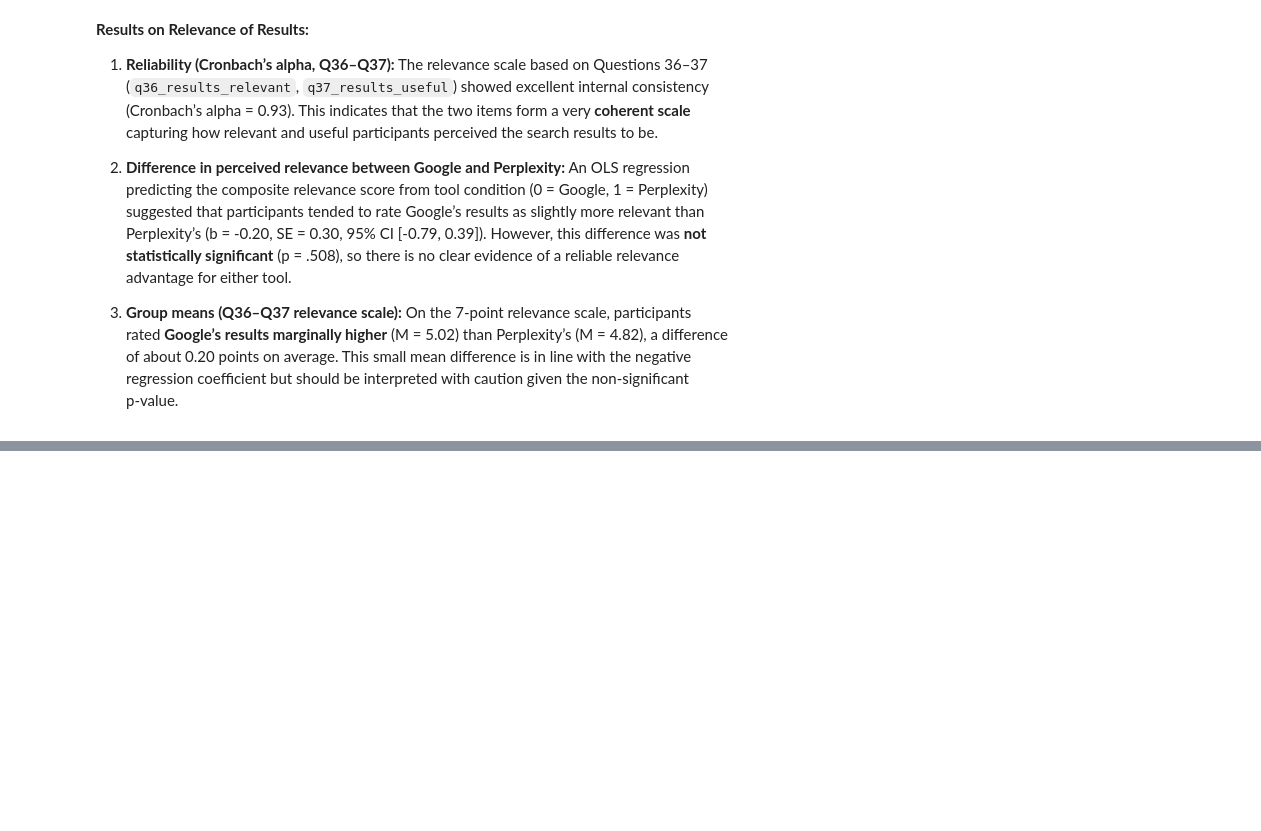
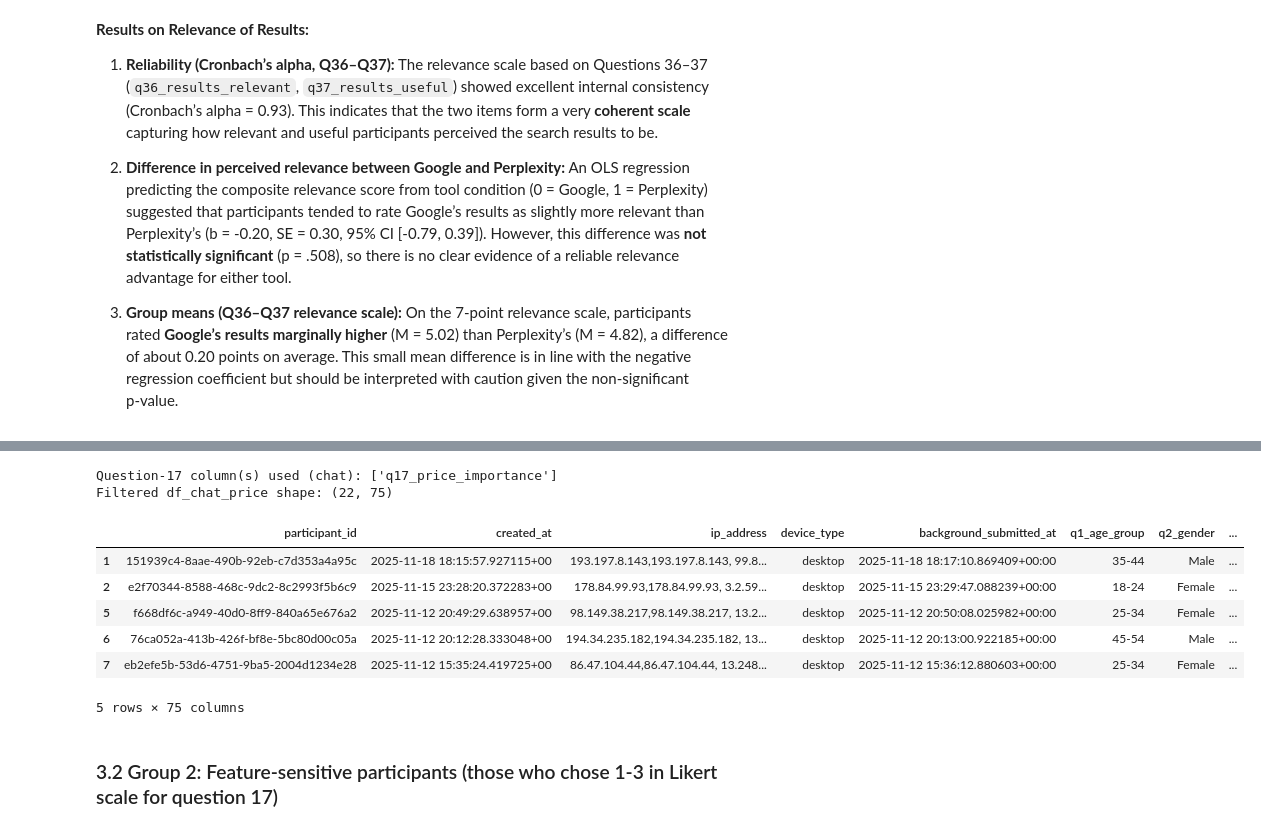
Before and after one commit to kaki1995/Advanced-Project-Study-TUM-GG-Istanbul, a Jupyter notebook: regression_analysis.ipynb, the cells around one changed output, grey strips where cells are left out. Drawn from its saved outputs; the diff is of its cells as text; code cells hidden in the pictures; blank space fills up the shorter version.

Commit message:
Update regression analysis and filtered Google exports

```diff
--- a/regression_analysis.ipynb
+++ b/regression_analysis.ipynb
@@ -545,0 +585,34 @@ Name: results_relevance_mean, dtype: float64
+# %%
+# Filter participants in df_chat_surveys who answered 5-7 on question 17
+
+# find candidate columns for question 17 in chat dataset
+q17_chat_cols = [c for c in df_chat_surveys.columns if 'q17' in c.lower() or 'question17' in c.lower()]
+
+if not q17_chat_cols:
+    raise KeyError("No column matching 'q17' or 'question17' found in df_chat_surveys. Available columns:\n" +
+                   ", ".join(df_chat_surveys.columns.tolist()))
+
+# If there's a single matching column, filter on that; if multiple, keep rows where any of them is in 5..7
+if len(q17_chat_cols) == 1:
+    q17_chat_col = q17_chat_cols[0]
+    df_chat_price = df_chat_surveys[df_chat_surveys[q17_chat_col].between(5, 7)].copy()
+else:
+    df_chat_price = df_chat_surveys[
+        df_chat_surveys[q17_chat_cols].apply(lambda row: row.between(5, 7), axis=1).any(axis=1)
+    ].copy()
+
+print(f"Question-17 column(s) used (chat): {q17_chat_cols}")
+print(f"Filtered df_chat_price shape: {df_chat_price.shape}")
+df_chat_price.head()
+# %% [output]
+Question-17 column(s) used (chat): ['q17_price_importance']
+Filtered df_chat_price shape: (22, 75)
+|  | participant_id | created_at | ip_address | device_type | background_submitted_at | q1_age_group | q2_gender | ... |
+| 1 | 151939c4-8aae-490b-92eb-c7d353a4a95c | 2025-11-18 18:15:57.927115+00 | 193.197.8.143,193.197.8.143, 99.8... | desktop | 2025-11-18 18:17:10.869409+00:00 | 35-44 | Male | ... |
+| 2 | e2f70344-8588-468c-9dc2-8c2993f5b6c9 | 2025-11-15 23:28:20.372283+00 | 178.84.99.93,178.84.99.93, 3.2.59... | desktop | 2025-11-15 23:29:47.088239+00:00 | 18-24 | Female | ... |
+| 5 | f668df6c-a949-40d0-8ff9-840a65e676a2 | 2025-11-12 20:49:29.638957+00 | 98.149.38.217,98.149.38.217, 13.2... | desktop | 2025-11-12 20:50:08.025982+00:00 | 25-34 | Female | ... |
+| 6 | 76ca052a-413b-426f-bf8e-5bc80d00c05a | 2025-11-12 20:12:28.333048+00 | 194.34.235.182,194.34.235.182, 13... | desktop | 2025-11-12 20:13:00.922185+00:00 | 45-54 | Male | ... |
+| 7 | eb2efe5b-53d6-4751-9ba5-2004d1234e28 | 2025-11-12 15:35:24.419725+00 | 86.47.104.44,86.47.104.44, 13.248... | desktop | 2025-11-12 15:36:12.880603+00:00 | 25-34 | Female | ... |
+5 rows × 75 columns
+# %% [markdown]
+### 3.2 Group 2: Feature-sensitive participants (those who chose 1-3 in Likert scale for question 17)
```
Also changed, not shown: parts of 14 cells of this notebook, 1 other file.
